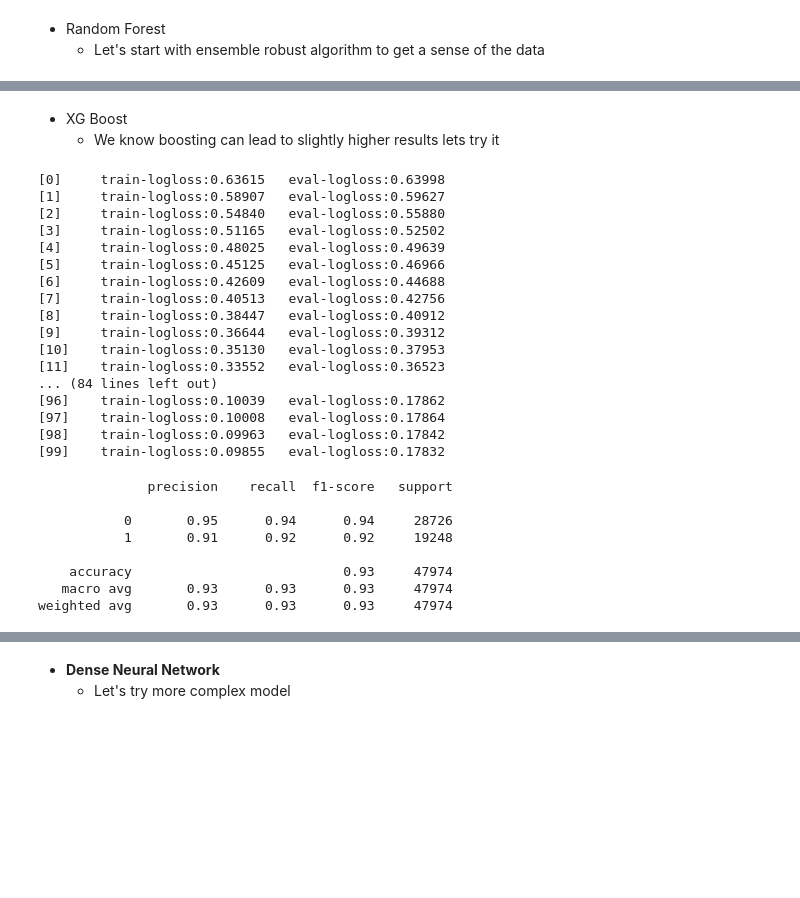
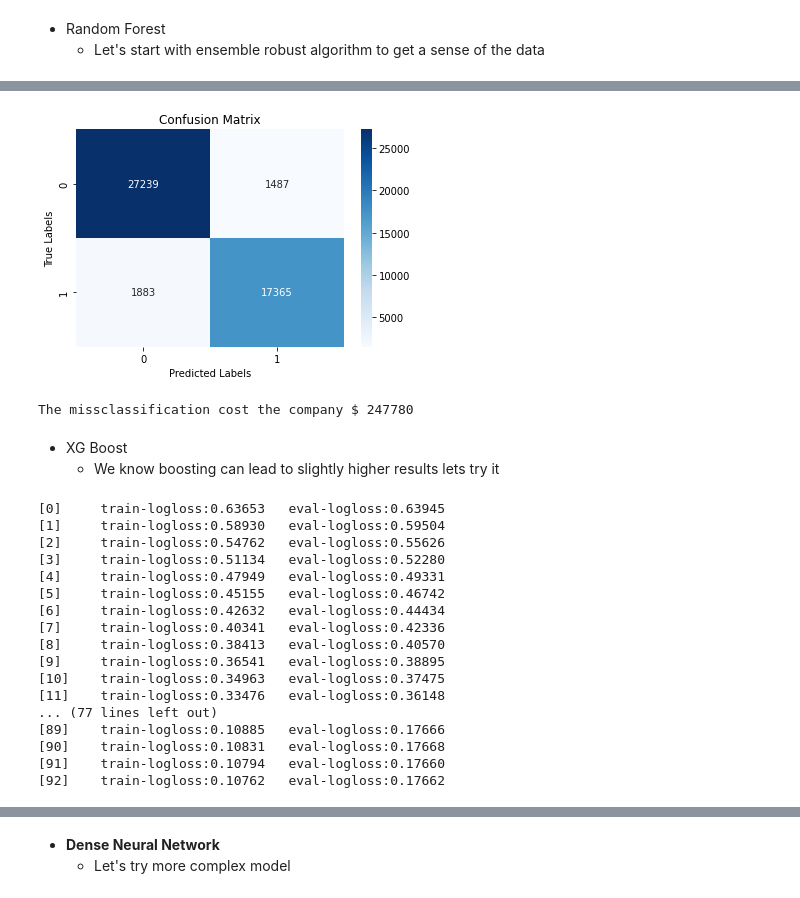
Before and after one commit to lauraah10/QW-Projects, a Jupyter notebook: QW_FinalProject_NN.ipynb, the cells around one changed output, grey strips where cells are left out. Drawn from its saved outputs; the diff is of its cells as text; code cells hidden in the pictures; blank space fills up the shorter version.

```diff
--- a/QW_FinalProject_NN.ipynb
+++ b/QW_FinalProject_NN.ipynb
@@ -265,4 +266,20 @@ print(classification_report(y_test,y_pred))
 weighted avg       0.93      0.93      0.93     47974
+# %%
+# Confusion Matrix
+class_names = list(set(data['y']))
+cm=confusion_matrix(y_test, y_pred)
+plt.figure(figsize=(6, 4))
+sns.heatmap(cm, annot=True, cmap='Blues', fmt='d', xticklabels=class_names, yticklabels=class_names)
+plt.xlabel('Predicted Labels')
+plt.ylabel('True Labels')
+plt.title('Confusion Matrix')
+plt.show()
+# %% [output]
+[figure, added]
+# %%
+print("The missclassification cost the company $",(1487*40)+(1883*100))
+# %% [output]
+The missclassification cost the company $ 247780
 # %%
 from sklearn.ensemble import RandomForestClassifier
 from sklearn.model_selection import train_test_split, cross_validate
@@ -285,7 +302,7 @@ positive_instances = sum(y_train == 1)
 negative_instances = sum(y_train == 0)
 imbalance_ratio = negative_instances / positive_instances
 
-num_round=100
+num_round=600
 param ={
     'objective': 'binary:logistic',
     'eval_metric': 'logloss',
@@ -295,33 +312,20 @@ param ={
 }
 my_model= xgb.train(param,dtrain,num_round,evals=evallist,early_stopping_rounds=2)
 # %% [output]
-[0]     train-logloss:0.63615   eval-logloss:0.63998
-[1]     train-logloss:0.58907   eval-logloss:0.59627
-[2]     train-logloss:0.54840   eval-logloss:0.55880
-[3]     train-logloss:0.51165   eval-logloss:0.52502
-[4]     train-logloss:0.48025   eval-logloss:0.49639
-[5]     train-logloss:0.45125   eval-logloss:0.46966
-[6]     train-logloss:0.42609   eval-logloss:0.44688
-[7]     train-logloss:0.40513   eval-logloss:0.42756
-[8]     train-logloss:0.38447   eval-logloss:0.40912
-[9]     train-logloss:0.36644   eval-logloss:0.39312
-[10]    train-logloss:0.35130   eval-logloss:0.37953
-[11]    train-logloss:0.33552   eval-logloss:0.36523
-... (84 lines left out)
-[96]    train-logloss:0.10039   eval-logloss:0.17862
-[97]    train-logloss:0.10008   eval-logloss:0.17864
-[98]    train-logloss:0.09963   eval-logloss:0.17842
-[99]    train-logloss:0.09855   eval-logloss:0.17832
+[0]     train-logloss:0.63653   eval-logloss:0.63945
+[1]     train-logloss:0.58930   eval-logloss:0.59504
+[2]     train-logloss:0.54762   eval-logloss:0.55626
+[3]     train-logloss:0.51134   eval-logloss:0.52280
+[4]     train-logloss:0.47949   eval-logloss:0.49331
+[5]     train-logloss:0.45155   eval-logloss:0.46742
+[6]     train-logloss:0.42632   eval-logloss:0.44434
+[7]     train-logloss:0.40341   eval-logloss:0.42336
+[8]     train-logloss:0.38413   eval-logloss:0.40570
+[9]     train-logloss:0.36541   eval-logloss:0.38895
+[10]    train-logloss:0.34963   eval-logloss:0.37475
+[11]    train-logloss:0.33476   eval-logloss:0.36148
+... (77 lines left out)
+[89]    train-logloss:0.10885   eval-logloss:0.17666
+[90]    train-logloss:0.10831   eval-logloss:0.17668
+[91]    train-logloss:0.10794   eval-logloss:0.17660
+[92]    train-logloss:0.10762   eval-logloss:0.17662
-# %%
-from sklearn.metrics import recall_score, classification_report
-y_pred = [1 if p > 0.5 else 0 for p in my_model.predict(dtest)]
-print(classification_report(y_test,y_pred))
-# %% [output]
-              precision    recall  f1-score   support
-
-           0       0.95      0.94      0.94     28726
-           1       0.91      0.92      0.92     19248
-
-    accuracy                           0.93     47974
-   macro avg       0.93      0.93      0.93     47974
-weighted avg       0.93      0.93      0.93     47974
```
Also changed, not shown: parts of 72 cells of this notebook.
